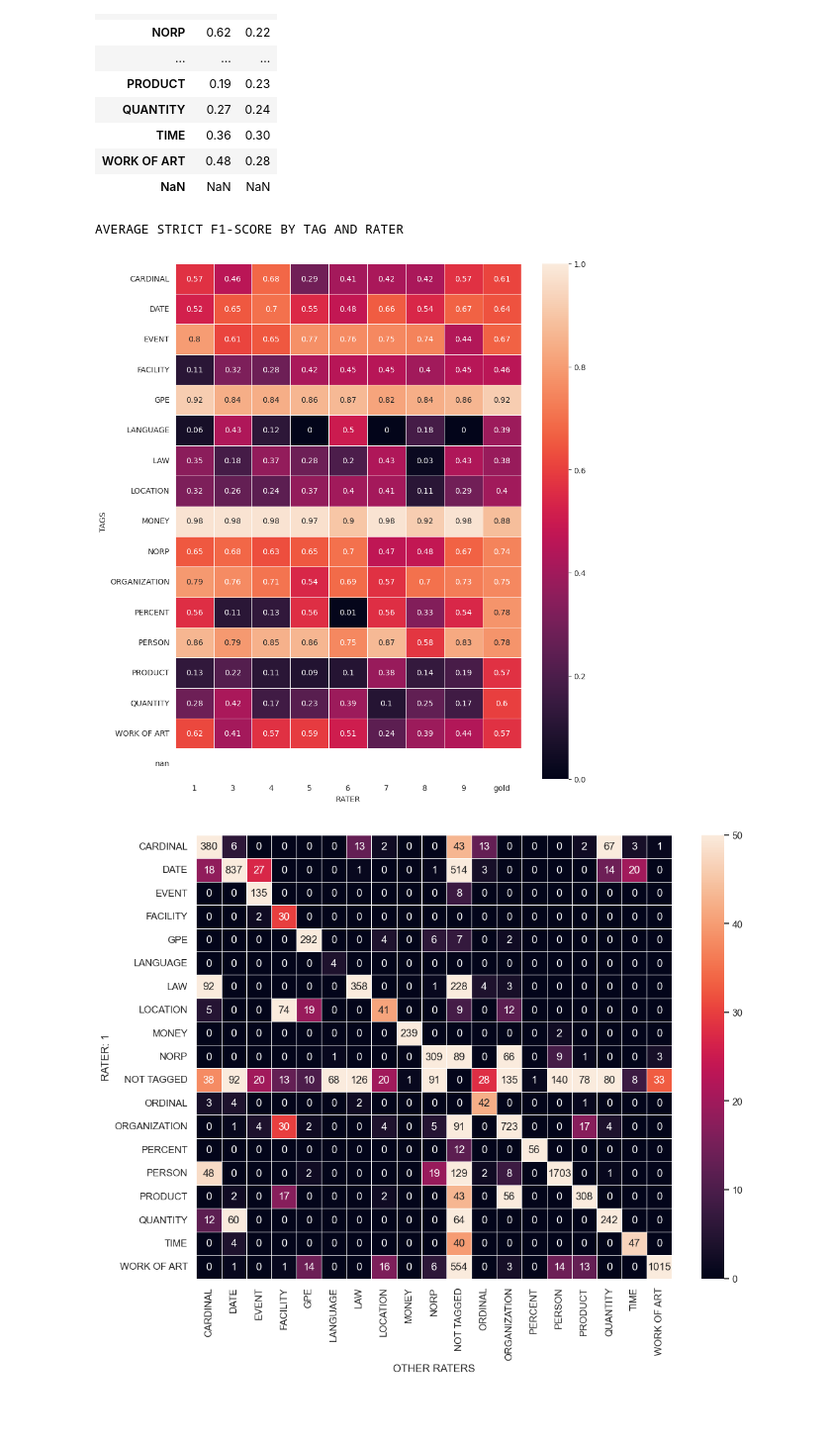
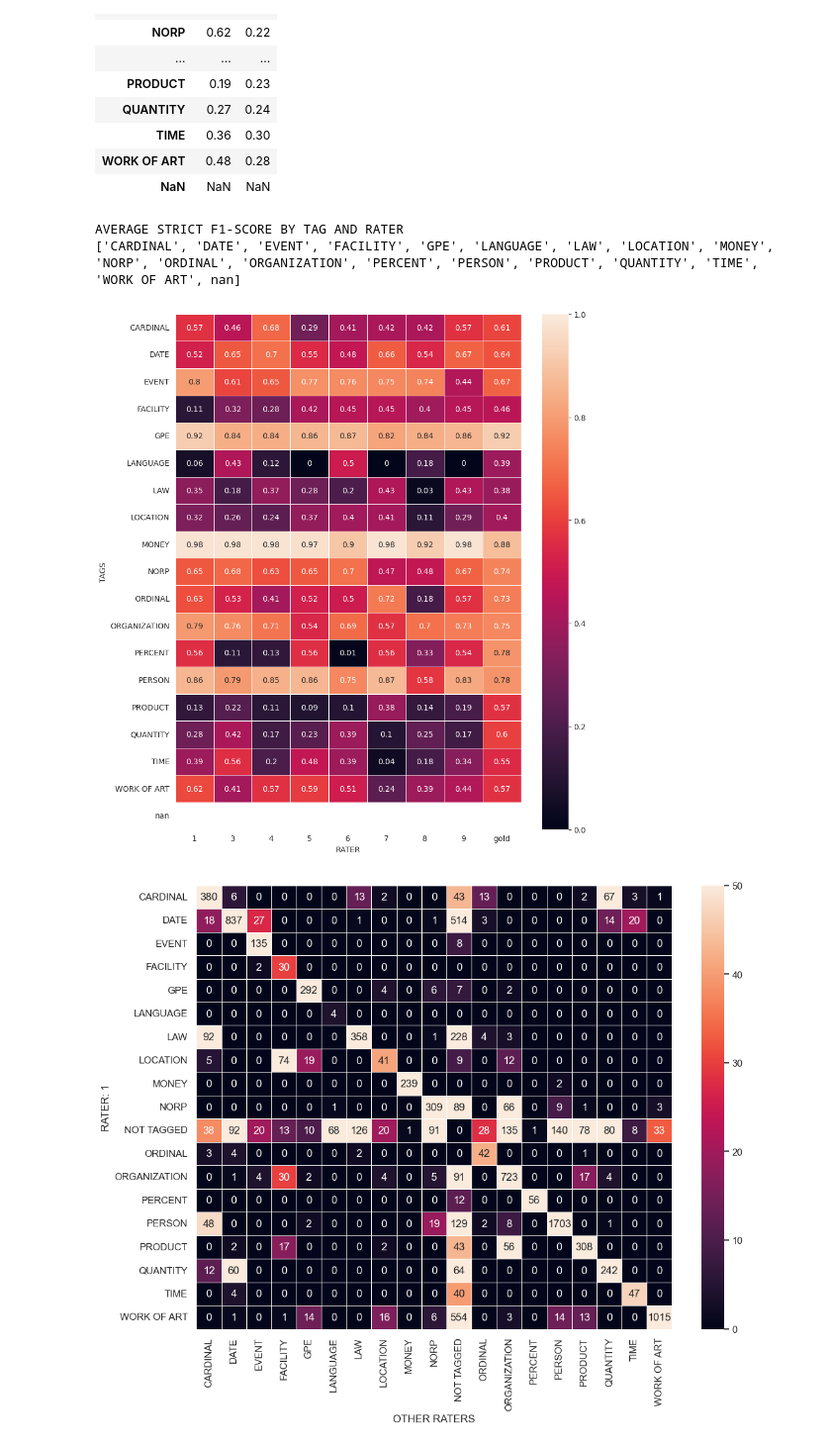
Before and after one commit to emiltj/DANSK_eval, a Jupyter notebook: src/inter_annotators_vs_DANSK_matrix.ipynb, the cells around one changed output. Shown at 99% size. Drawn from its saved outputs; the diff is of its cells as text; code cells hidden in the pictures; blank space fills up the shorter version.

```diff
--- a/src/inter_annotators_vs_DANSK_matrix.ipynb
+++ b/src/inter_annotators_vs_DANSK_matrix.ipynb
@@ -521,33 +525,29 @@ AVERAGE STRICT F1-SCORE BY TAG
 # %%
 # Get F1 Scores by tag and rater
 rater_avgs = []
 # For all tags (exc)
-for tag in unique_tags[1:]:
+for tag in unique_tags:
     # Extract f1 scores for tag
     tag_f1 = tag_f1_dict[tag]
     # Get the rater averages
     rater_avgs.append(rater_avg_df(tag_f1)["rater_avg"].tolist())
-
 # Store in dataframe and sort
-df = pd.DataFrame(rater_avgs, index = unique_tags[1:])
-
-# drop "nan" row
-for i, index in enumerate(df.index):
-    if i == 6:
-        df = df.drop(index)
+df = pd.DataFrame(rater_avgs, index = unique_tags)
 
 # Sort by index name
 df = df.sort_index()
 
 # Create matrix
 print("AVERAGE STRICT F1-SCORE BY TAG AND RATER")
 plt.figure(figsize=(10,12))
 with sns.axes_style("white"):
     s = sns.heatmap(np.array(df), xticklabels=[1,3,4,5,6,7,8,9,"gold"], yticklabels=df.index, annot=True, linewidths=0.5, vmax=1.0, cbar=True)
     s.set(ylabel='TAGS', xlabel='RATER');
+print(list(df.index))
 # %% [output]
 AVERAGE STRICT F1-SCORE BY TAG AND RATER
+['CARDINAL', 'DATE', 'EVENT', 'FACILITY', 'GPE', 'LANGUAGE', 'LAW', 'LOCATION', 'MONEY', 'NORP', 'ORDINAL', 'ORGANIZATION', 'PERCENT', 'PERSON', 'PRODUCT', 'QUANTITY', 'TIME', 'WORK OF ART', nan]
-[figure, old version]
+[figure, new version]
 # %%
 array = np.array(df)
 np.savetxt("../output/interrater/including_dansk/AVERAGE_STRICT_F1_SCORE_BY_TAG_AND_RATER_COLSRATER_ROWS_TAGS.csv", array, delimiter=",", fmt='%.2e')
```
Also changed, not shown: parts of 1 cell of this notebook, 6 other files.
